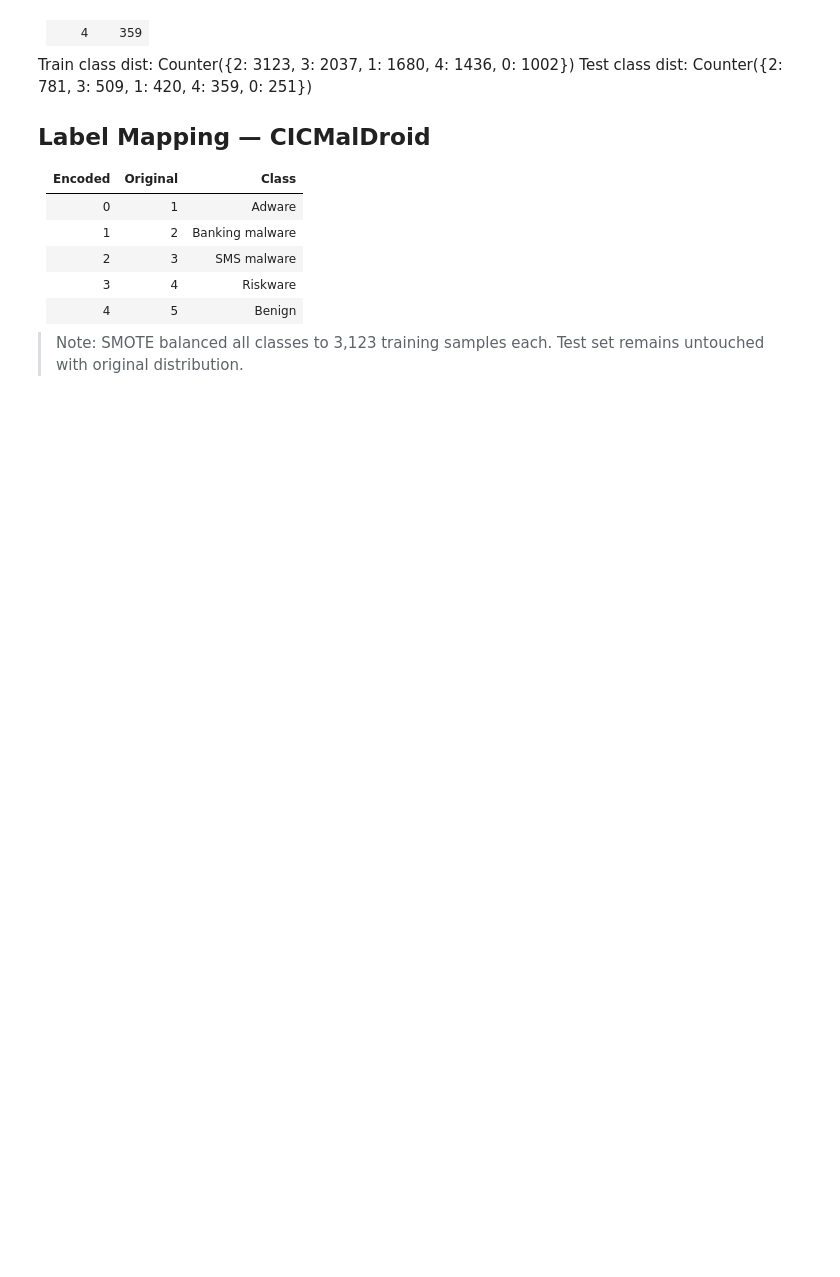
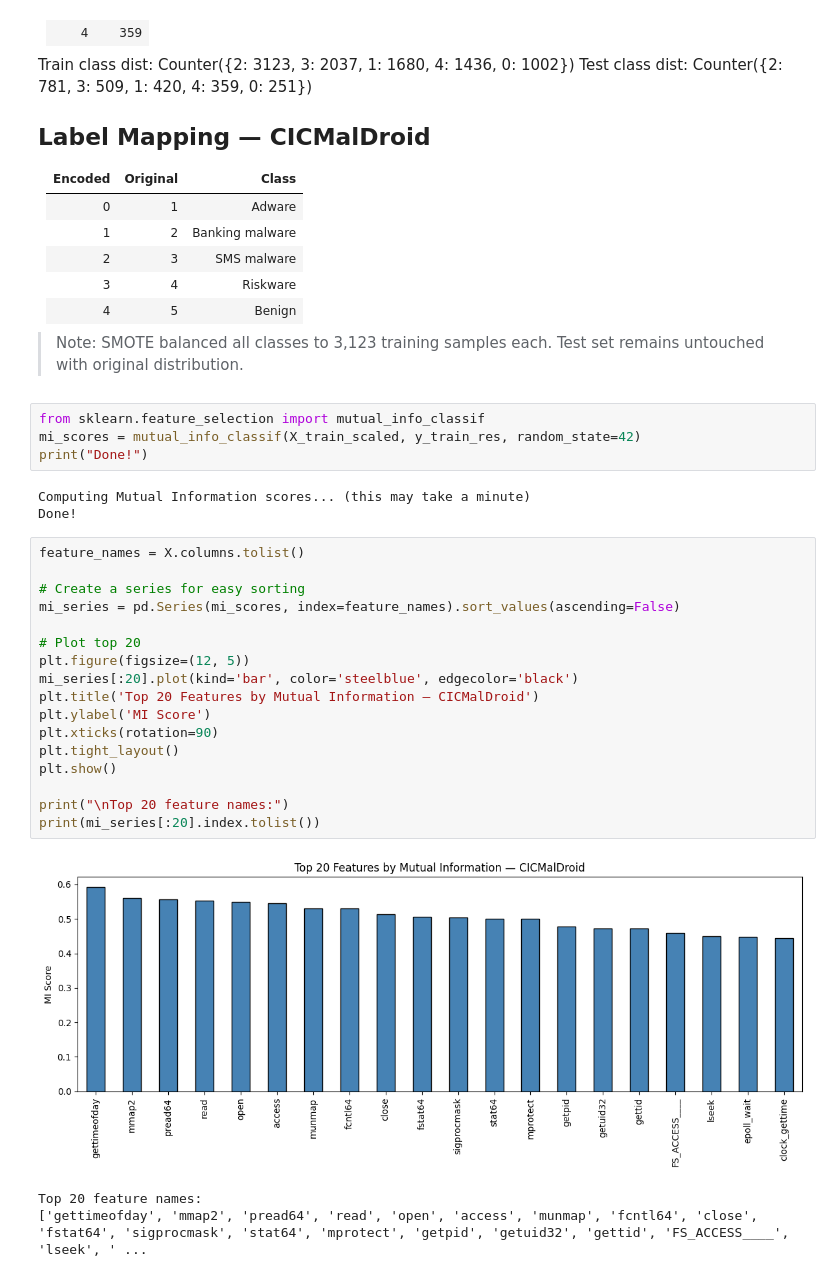
Before and after one commit to S-0120/XAI, a Jupyter notebook: XAI_Project.ipynb, the cells around one changed output. Drawn from its saved outputs; the diff is of its cells as text; blank space fills up the shorter version.

```diff
--- a/XAI_Project.ipynb
+++ b/XAI_Project.ipynb
@@ -247,3 +247,31 @@ Test class dist:  Counter({2: 781, 3: 509, 1: 420, 4: 359, 0: 251})
 
 > Note: SMOTE balanced all classes to 3,123 training samples each.
 > Test set remains untouched with original distribution.
+# %%
+from sklearn.feature_selection import mutual_info_classif
+mi_scores = mutual_info_classif(X_train_scaled, y_train_res, random_state=42)
+print("Done!")
+# %% [output]
+Computing Mutual Information scores... (this may take a minute)
+Done!
+# %%
+feature_names = X.columns.tolist()
+
+# Create a series for easy sorting
+mi_series = pd.Series(mi_scores, index=feature_names).sort_values(ascending=False)
+
+# Plot top 20
+plt.figure(figsize=(12, 5))
+mi_series[:20].plot(kind='bar', color='steelblue', edgecolor='black')
+plt.title('Top 20 Features by Mutual Information — CICMalDroid')
+plt.ylabel('MI Score')
+plt.xticks(rotation=90)
+plt.tight_layout()
+plt.show()
+
+print("\nTop 20 feature names:")
+print(mi_series[:20].index.tolist())
+# %% [output]
+[figure, added]
+Top 20 feature names:
+['gettimeofday', 'mmap2', 'pread64', 'read', 'open', 'access', 'munmap', 'fcntl64', 'close', 'fstat64', 'sigprocmask', 'stat64', 'mprotect', 'getpid', 'getuid32', 'gettid', 'FS_ACCESS____', 'lseek', ' ...
```
Also changed, not shown: parts of 25 cells of this notebook.
